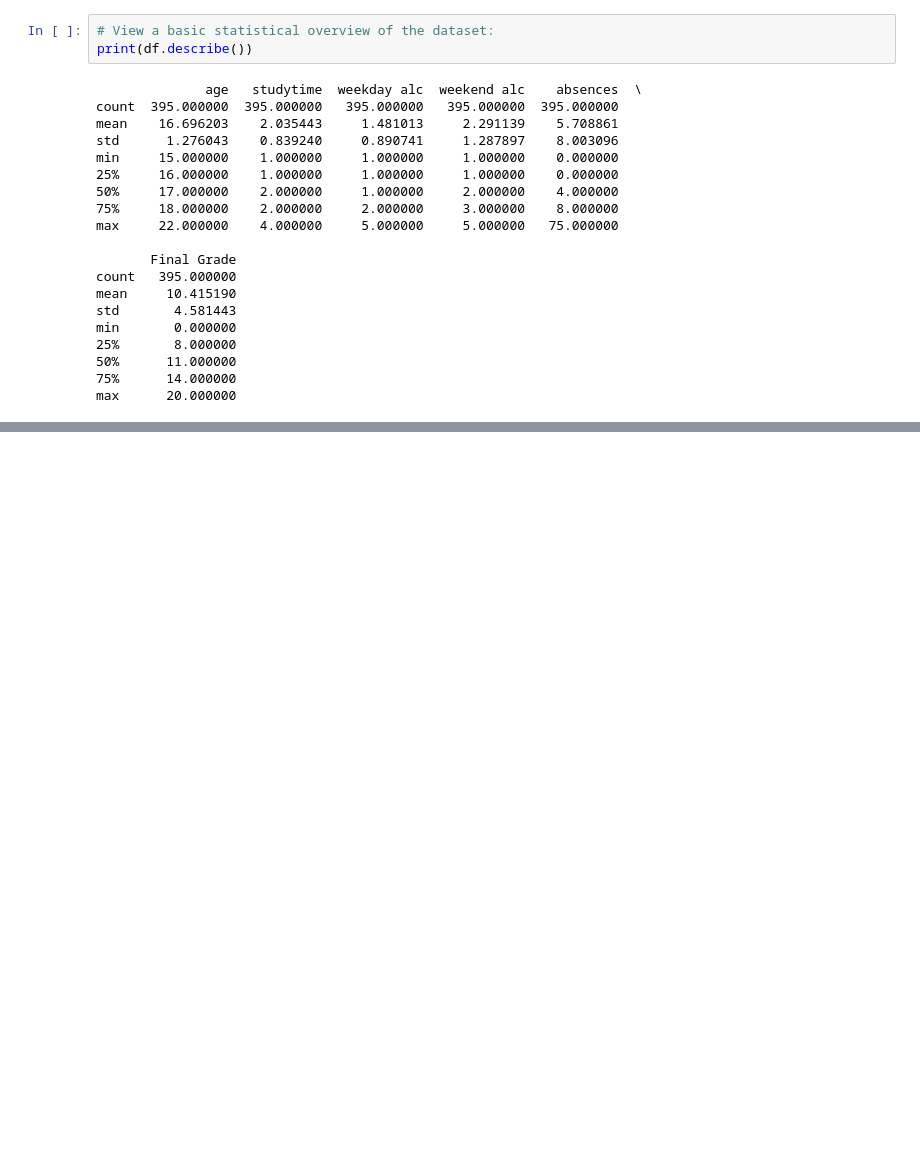
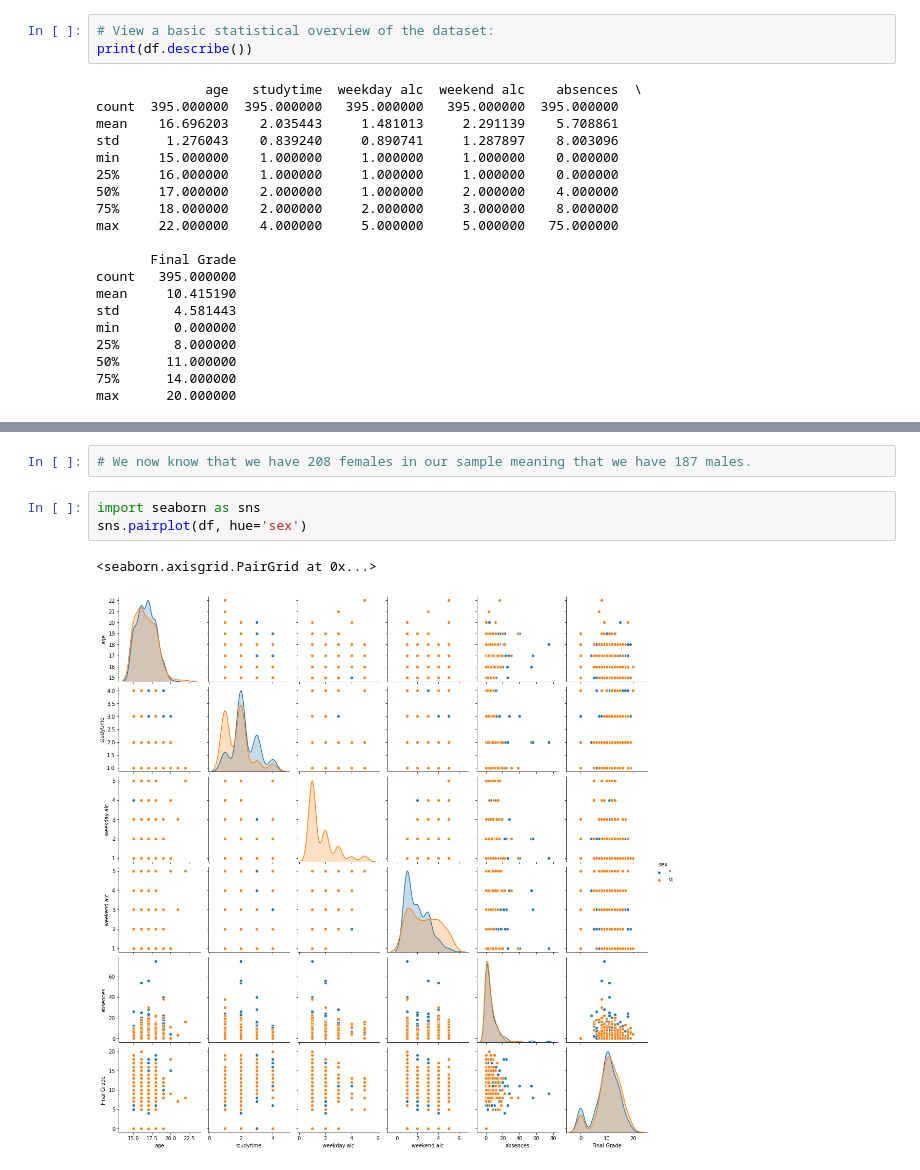
Before and after one commit to jbrad88/pda-project, a Jupyter notebook: pda-project.ipynb, the cells around one changed output, grey strips where cells are left out. Cells and saved outputs as stored; diff of their text form; blank space fills up the shorter version.

```diff
--- a/pda-project.ipynb
+++ b/pda-project.ipynb
@@ -114,0 +132,8 @@ max      20.000000
+# %%
+# We now know that we have 208 females in our sample meaning that we have 187 males.
+# %%
+import seaborn as sns
+sns.pairplot(df, hue='sex')
+# %% [output]
+<seaborn.axisgrid.PairGrid at 0x...>
+[figure, added]
```
Also changed, not shown: parts of 4 cells of this notebook, 1 other file.
